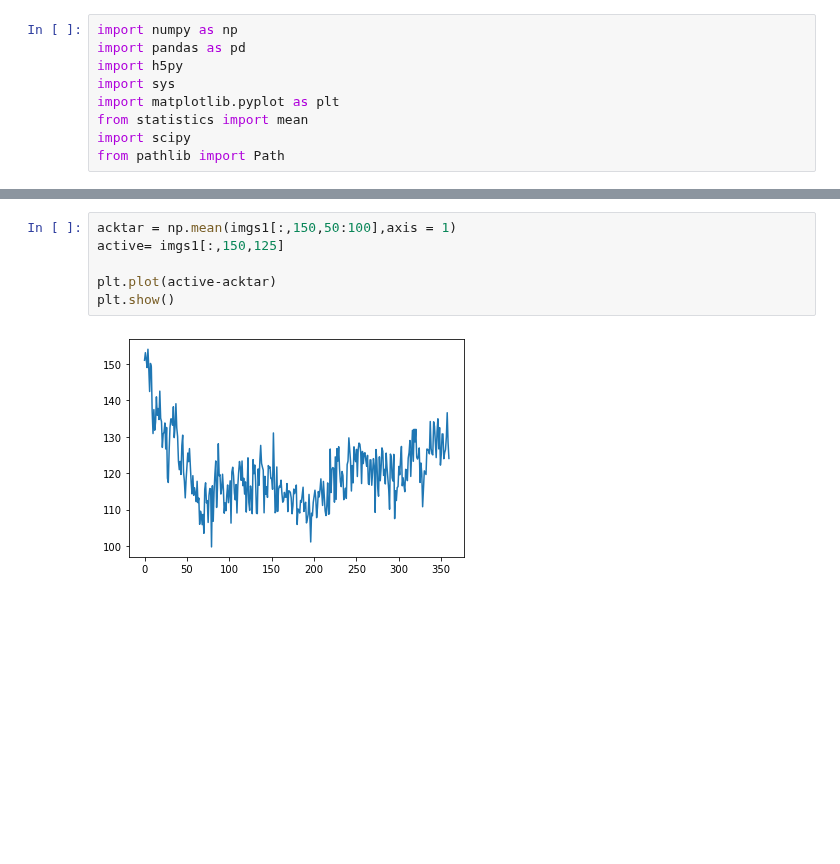
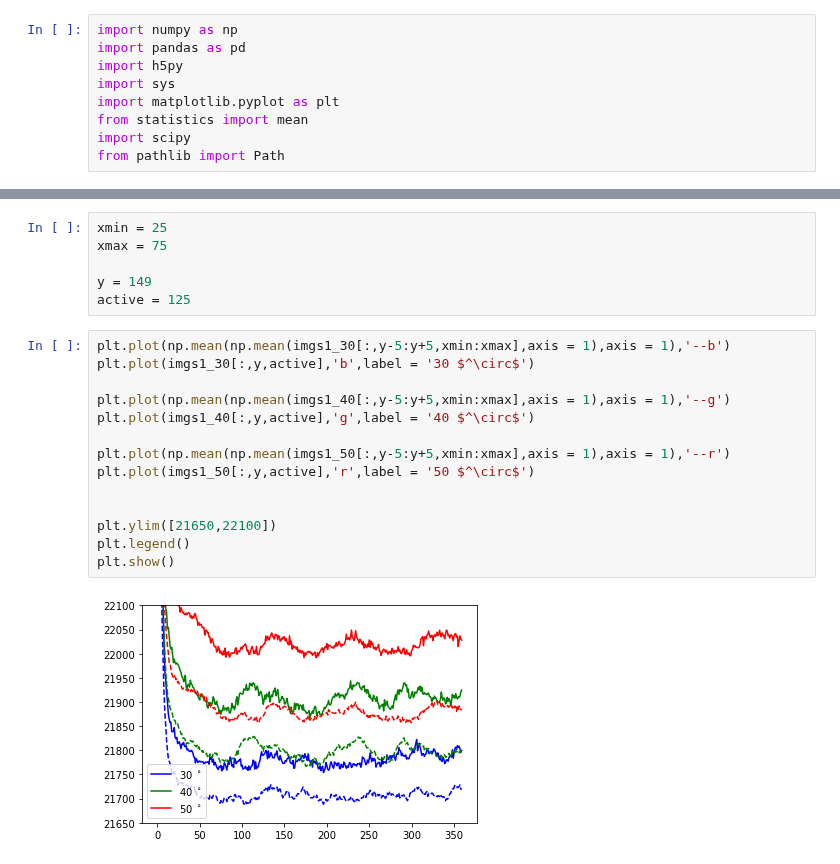
Before and after one commit to Polarization-Lab/IRCSP, a Jupyter notebook: calibration/Acktar_calibration.ipynb, the cells around one changed output, grey strips where cells are left out. Saved outputs shown, nothing was run; the diff lists cells and outputs as text; blank space fills up the shorter version.

```diff
--- a/calibration/Acktar_calibration.ipynb
+++ b/calibration/Acktar_calibration.ipynb
@@ -35,8 +32,22 @@ plt.show()
-# %%
-acktar = np.mean(imgs1[:,150,50:100],axis = 1)
-active= imgs1[:,150,125]
-
-plt.plot(active-acktar)
-plt.show()
-# %% [output]
-[figure, removed]
+# %%
+xmin = 25
+xmax = 75
+
+y = 149
+active = 125
+# %%
+plt.plot(np.mean(np.mean(imgs1_30[:,y-5:y+5,xmin:xmax],axis = 1),axis = 1),'--b')
+plt.plot(imgs1_30[:,y,active],'b',label = '30 $^\circ$')
+
+plt.plot(np.mean(np.mean(imgs1_40[:,y-5:y+5,xmin:xmax],axis = 1),axis = 1),'--g')
+plt.plot(imgs1_40[:,y,active],'g',label = '40 $^\circ$')
+
+plt.plot(np.mean(np.mean(imgs1_50[:,y-5:y+5,xmin:xmax],axis = 1),axis = 1),'--r')
+plt.plot(imgs1_50[:,y,active],'r',label = '50 $^\circ$')
+
+
+plt.ylim([21650,22100])
+plt.legend()
+plt.show()
+# %% [output]
+[figure, added]
```
Also changed, not shown: parts of 8 cells of this notebook, 4 other files.
